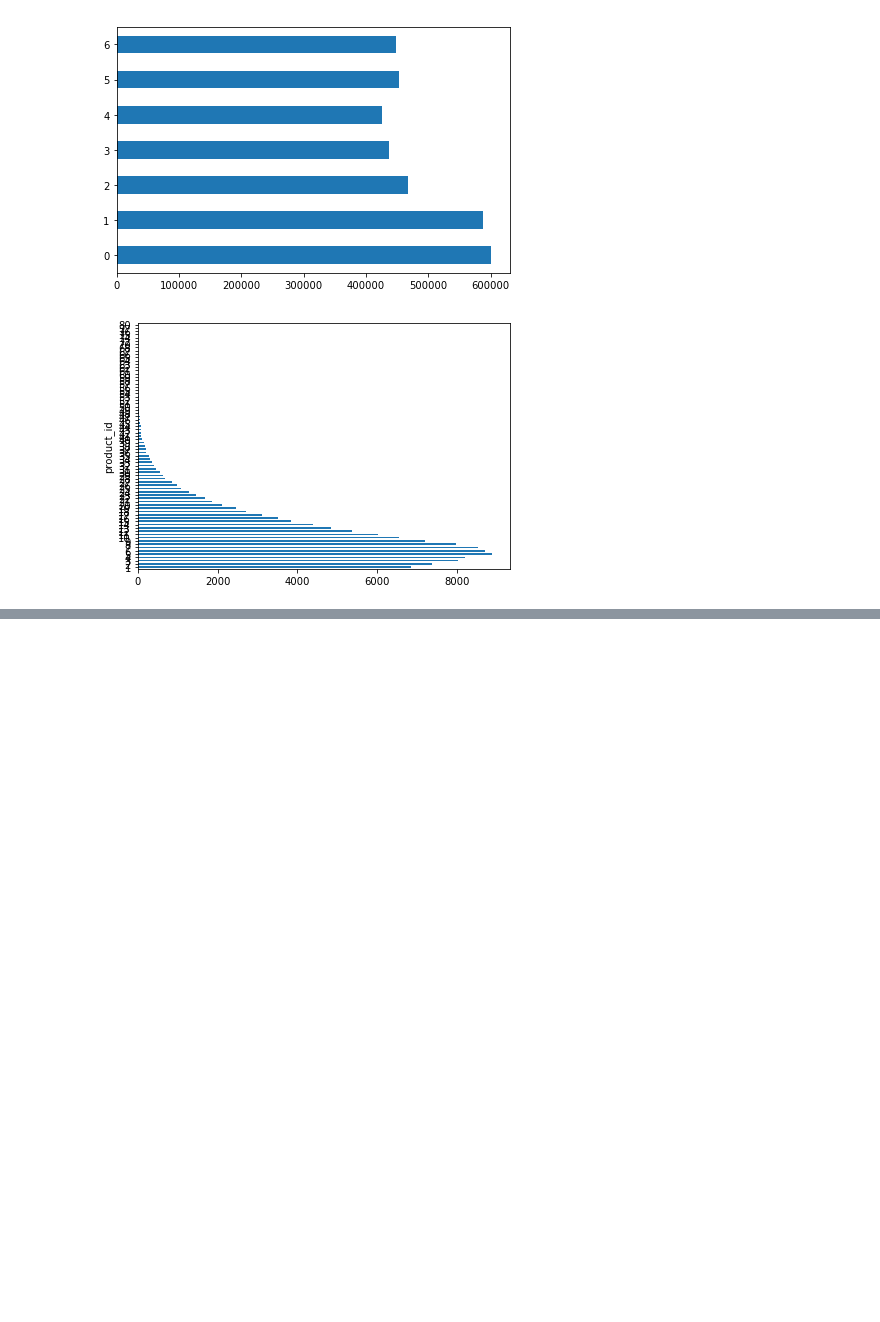
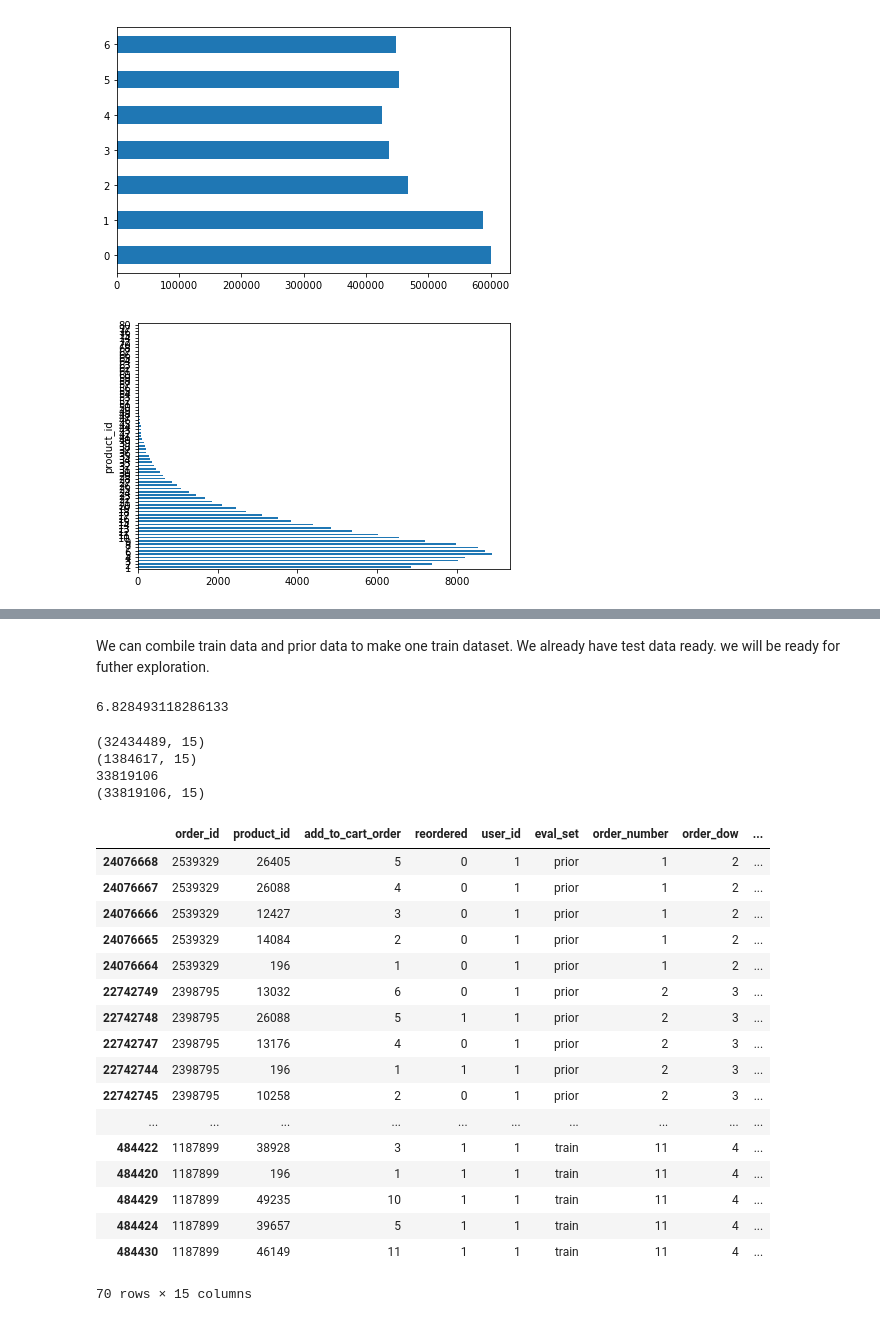
Before and after one commit to gowtham91m/Instacart-Market-Basket-Analysis, a Jupyter notebook: Instacart.ipynb, the cells around one changed output, grey strips where cells are left out. Cells and saved outputs as stored; diff of their text form; code cells hidden in the pictures; blank space fills up the shorter version.

```diff
--- a/Instacart.ipynb
+++ b/Instacart.ipynb
@@ -164,0 +230,41 @@ prior_order_details = pd.merge(left=prior_orders,
+# %% [markdown]
+We can combile train data and prior data to make one train dataset. We already have test data ready. we will be ready for futher exploration.
+# %%
+prior_order_details,train_order_details = prior_order_details.align(train_order_details,axis=1)
+# %%
+start = time()
+train = pd.concat([prior_order_details,train_order_details])
+print(time()-start)
+# %% [output]
+6.828493118286133
+# %%
+print(prior_order_details.shape)
+print(train_order_details.shape)
+print(prior_order_details.shape[0]+train_order_details.shape[0])
+print(train.shape)
+# %% [output]
+(32434489, 15)
+(1384617, 15)
+33819106
+(33819106, 15)
+# %%
+train[train.user_id ==1].sort_values(['order_number'])
+# %% [output]
+|  | order_id | product_id | add_to_cart_order | reordered | user_id | eval_set | order_number | order_dow | ... |
+| 24076668 | 2539329 | 26405 | 5 | 0 | 1 | prior | 1 | 2 | ... |
+| 24076667 | 2539329 | 26088 | 4 | 0 | 1 | prior | 1 | 2 | ... |
+| 24076666 | 2539329 | 12427 | 3 | 0 | 1 | prior | 1 | 2 | ... |
+| 24076665 | 2539329 | 14084 | 2 | 0 | 1 | prior | 1 | 2 | ... |
+| 24076664 | 2539329 | 196 | 1 | 0 | 1 | prior | 1 | 2 | ... |
+| 22742749 | 2398795 | 13032 | 6 | 0 | 1 | prior | 2 | 3 | ... |
+| 22742748 | 2398795 | 26088 | 5 | 1 | 1 | prior | 2 | 3 | ... |
+| 22742747 | 2398795 | 13176 | 4 | 0 | 1 | prior | 2 | 3 | ... |
+| 22742744 | 2398795 | 196 | 1 | 1 | 1 | prior | 2 | 3 | ... |
+| 22742745 | 2398795 | 10258 | 2 | 0 | 1 | prior | 2 | 3 | ... |
+| ... | ... | ... | ... | ... | ... | ... | ... | ... | ... |
+| 484422 | 1187899 | 38928 | 3 | 1 | 1 | train | 11 | 4 | ... |
+| 484420 | 1187899 | 196 | 1 | 1 | 1 | train | 11 | 4 | ... |
+| 484429 | 1187899 | 49235 | 10 | 1 | 1 | train | 11 | 4 | ... |
+| 484424 | 1187899 | 39657 | 5 | 1 | 1 | train | 11 | 4 | ... |
+| 484430 | 1187899 | 46149 | 11 | 1 | 1 | train | 11 | 4 | ... |
+70 rows × 15 columns
```
Also changed, not shown: parts of 18 cells of this notebook.
